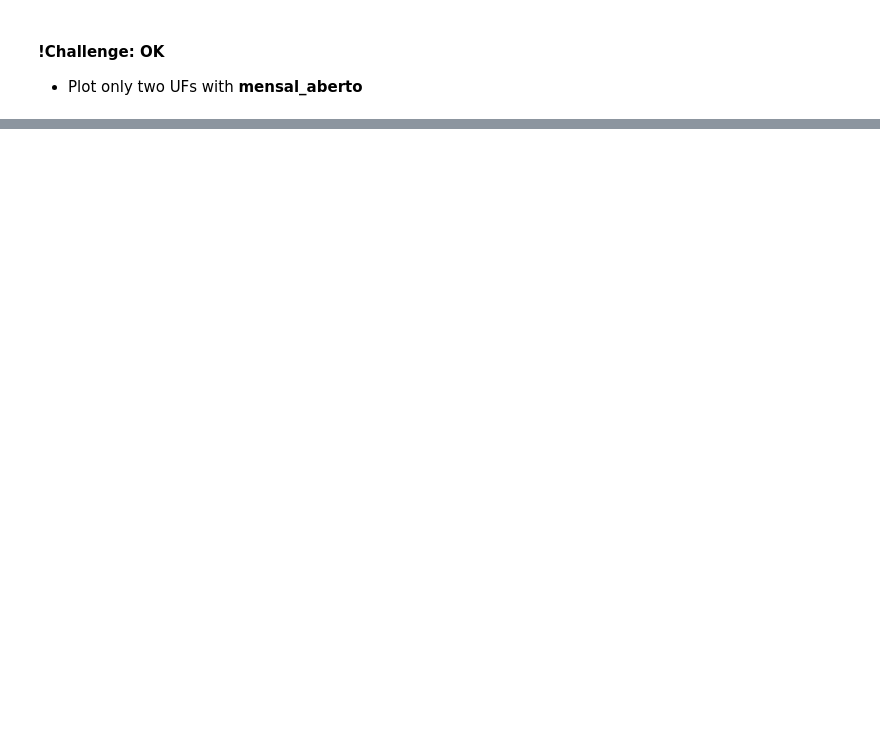
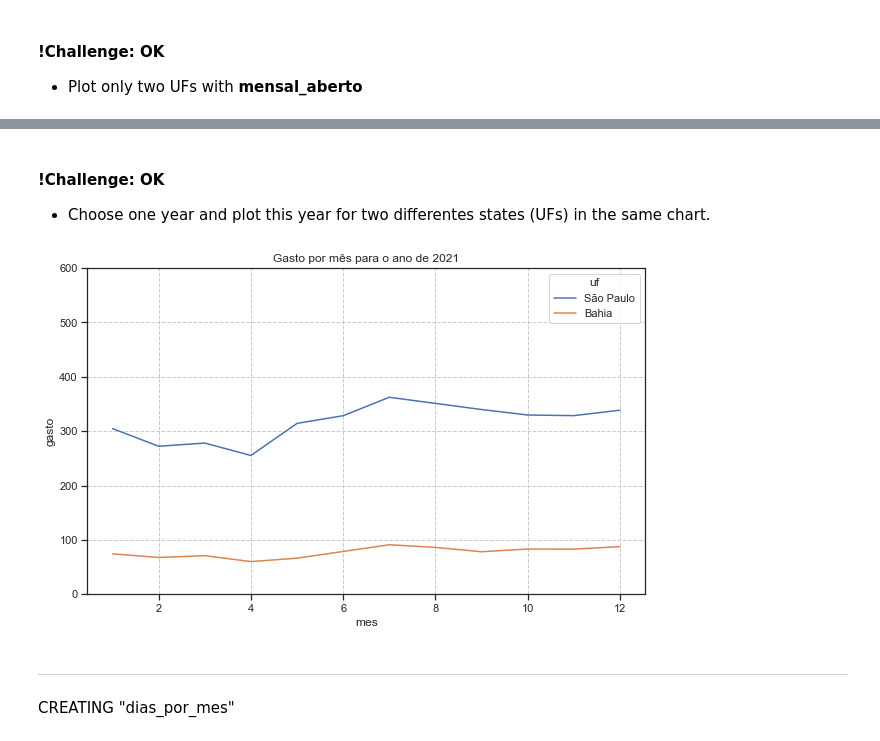
Before and after one commit to rfelipesilva/pos-tech-data-analytics, a Jupyter notebook: jupyter/02-Visualização de dados.ipynb, the cells around one changed output, grey strips where cells are left out. Cells and saved outputs as stored; diff of their text form; code cells hidden in the pictures; blank space fills up the shorter version.

```diff
--- a/jupyter/02-Visualização de dados.ipynb
+++ b/jupyter/02-Visualização de dados.ipynb
@@ -676,0 +763,19 @@ plt.show()
+# %% [markdown]
+#### !Challenge: OK
+- Choose one year and plot this year for two differentes states (UFs) in the same chart.
+# %%
+plt.figure(figsize=(10,6))
+ax = sns.lineplot(data=mensal_aberto.query("ano == 2020 & (uf == 'São Paulo' | uf == 'Bahia')"),
+                   x='mes',
+                   y='gasto',
+                   hue='uf')
+plt.ylim(0, 600)
+plt.grid(linestyle='--')
+plt.title('Gasto por mês para o ano de 2021')
+plt.show()
+# %% [output]
+[figure, added]
+# %% [markdown]
+***
+# %% [markdown]
+CREATING "dias_por_mes"
```
Also changed, not shown: parts of 59 cells of this notebook.
